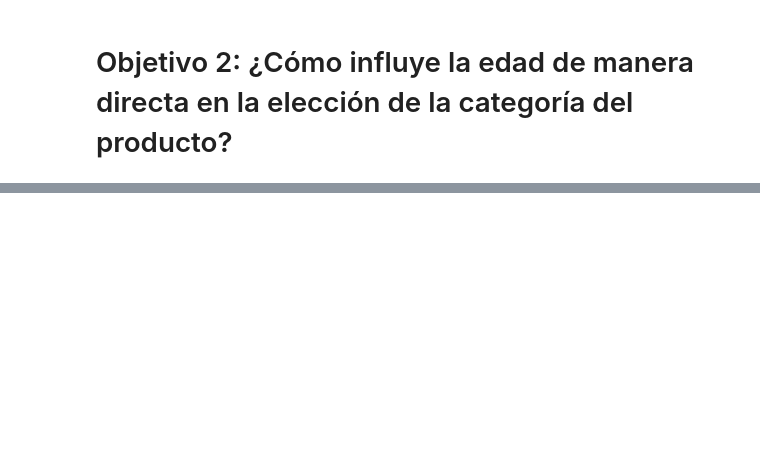
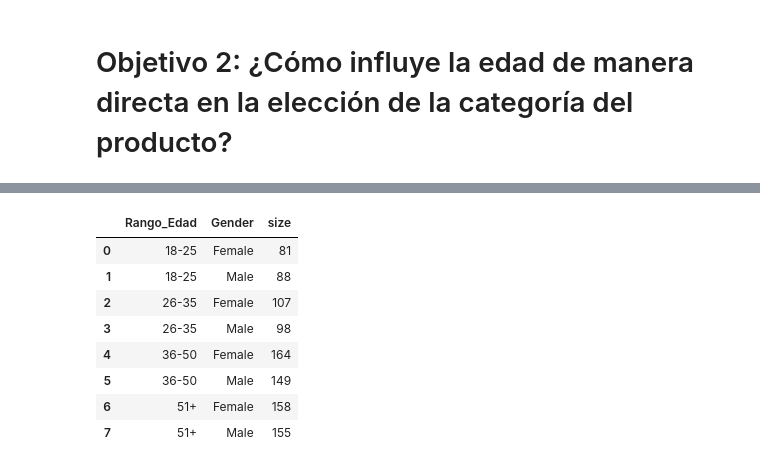
Before and after one commit to RafaelFerrer33/Analisis-de-inventario-de-producto, a Jupyter notebook: NOTEBOOK.ipynb, the cells around one changed output, grey strips where cells are left out. Drawn from its saved outputs; the diff is of its cells as text; code cells hidden in the pictures; blank space fills up the shorter version.

```diff
--- a/NOTEBOOK.ipynb
+++ b/NOTEBOOK.ipynb
@@ -227,0 +320,13 @@ Ticket promedio de menores de 40: 491.19
+# %%
+transacciones = df.groupby(['Rango_Edad', 'Gender'], as_index=False).size()
+transacciones
+# %% [output]
+|  | Rango_Edad | Gender | size |
+| 0 | 18-25 | Female | 81 |
+| 1 | 18-25 | Male | 88 |
+| 2 | 26-35 | Female | 107 |
+| 3 | 26-35 | Male | 98 |
+| 4 | 36-50 | Female | 164 |
+| 5 | 36-50 | Male | 149 |
+| 6 | 51+ | Female | 158 |
+| 7 | 51+ | Male | 155 |
```
Also changed, not shown: parts of 32 cells of this notebook, 1 other file.
